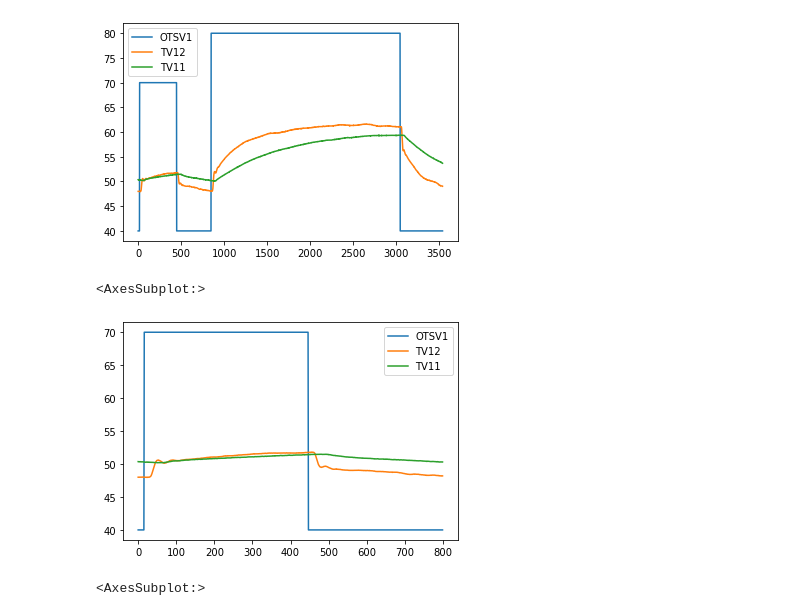
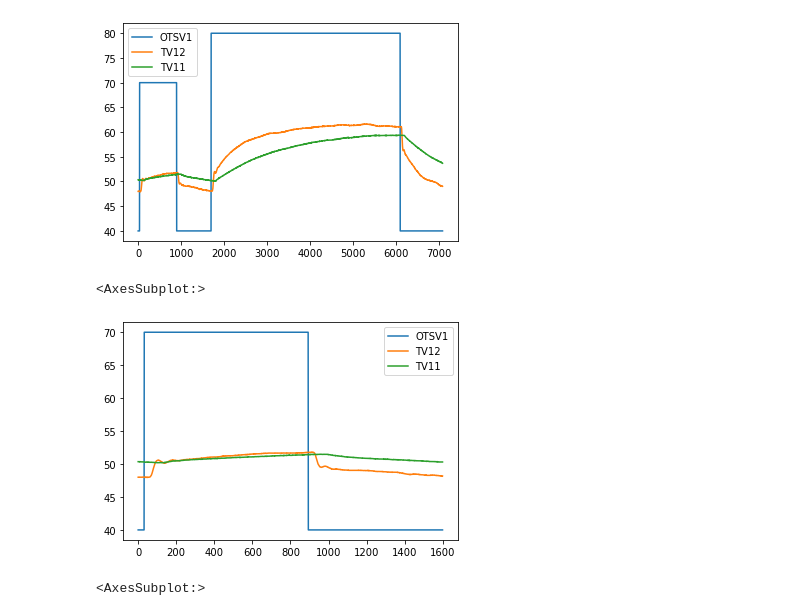
Before and after one commit to JeremyKTH/Gearbox-Oil-Conditioning-System, a Jupyter notebook: Jupyter Lab/Data Pre-process.ipynb, the cells around one changed output. Drawn from its saved outputs; the diff is of its cells as text; code cells hidden in the pictures.

```diff
--- a/Jupyter Lab/Data Pre-process.ipynb
+++ b/Jupyter Lab/Data Pre-process.ipynb
@@ -185,16 +185,16 @@ Cut into 2 parts: <br>
 # === 40 - 70 - 40 - 80 - 40 % === #
 c_40_data = pd.read_csv(r'C:\Users\jerem\Documents\Python Scripts\Scania\Test_Data\Clean_Data\c_40_test.csv', sep=",")
 
-c_40_data = c_40_data[['OTSV1', 'TV12', 'TV11']].iloc[::500,:]
+c_40_data = c_40_data[['OTSV1', 'TV12', 'TV11']].iloc[::250,:]
 c_40_data.reset_index(drop=True, inplace = True)
 c_40_data.plot()
 # %% [output]
 <AxesSubplot:>
 [figure]
 # %%
-D_474 = c_40_data[['OTSV1', 'TV12', 'TV11']].iloc[0:800,:]
+D_474 = c_40_data[['OTSV1', 'TV12', 'TV11']].iloc[0:1600,:]
 D_474.plot()
 # %% [output]
 <AxesSubplot:>
-[figure, old version]
+[figure, new version]
 # %%
```
Also changed, not shown: parts of 8 cells of this notebook.
